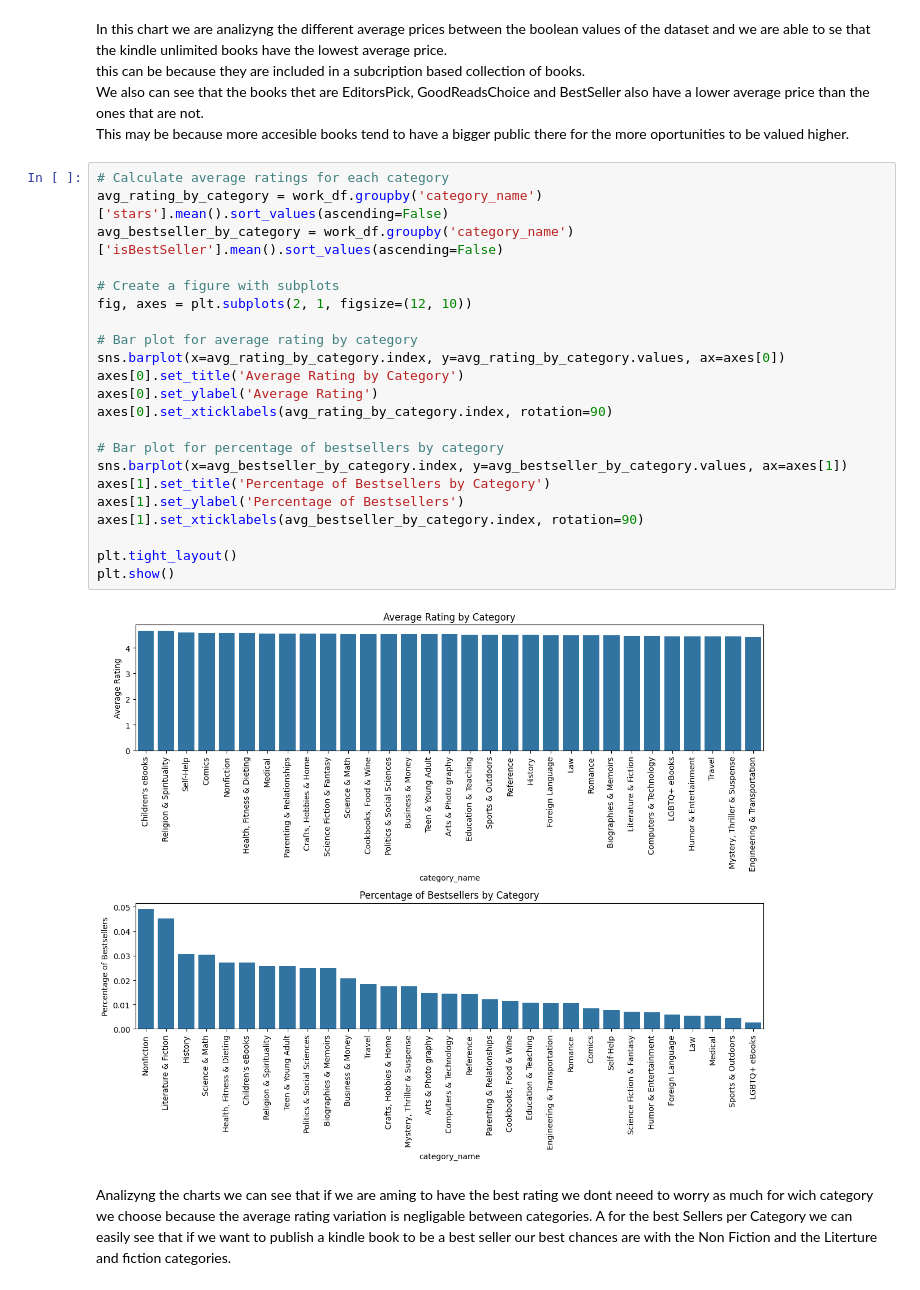
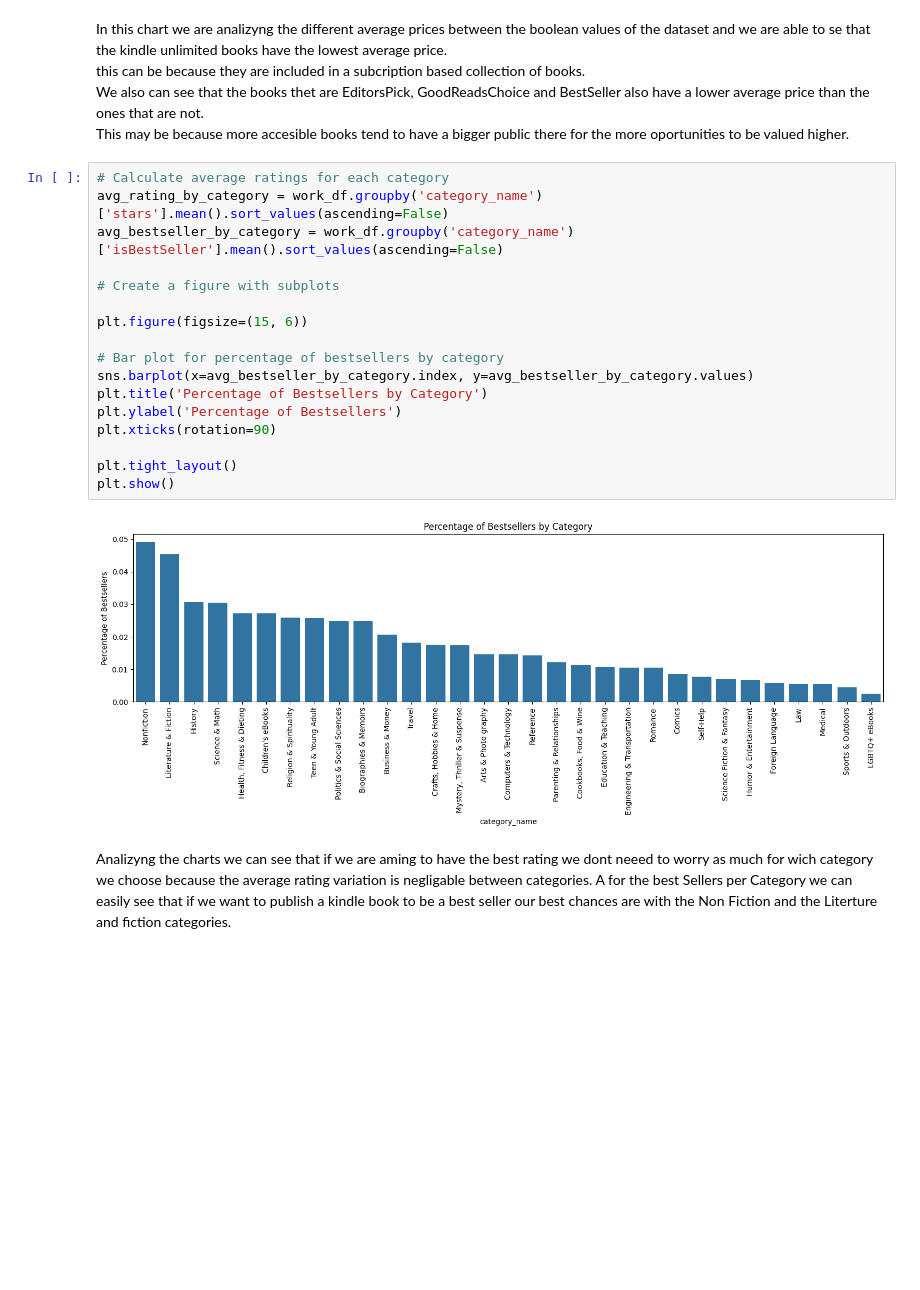
Before and after one commit to Arniquin/ExploratoryDataAnalysis-HypothesisTesting, a Jupyter notebook: Hypothesis.ipynb, the cells around one changed output. Saved outputs shown, nothing was run; the diff lists cells and outputs as text; blank space fills up the shorter version.

```diff
--- a/Hypothesis.ipynb
+++ b/Hypothesis.ipynb
@@ -391,27 +388,22 @@ This may be because more accesible books tend to have a bigger public there for
 # %%
 # Calculate average ratings for each category
 avg_rating_by_category = work_df.groupby('category_name')['stars'].mean().sort_values(ascending=False)
 avg_bestseller_by_category = work_df.groupby('category_name')['isBestSeller'].mean().sort_values(ascending=False)
 
 # Create a figure with subplots
-fig, axes = plt.subplots(2, 1, figsize=(12, 10))
 
-# Bar plot for average rating by category
-sns.barplot(x=avg_rating_by_category.index, y=avg_rating_by_category.values, ax=axes[0])
-axes[0].set_title('Average Rating by Category')
-axes[0].set_ylabel('Average Rating')
-axes[0].set_xticklabels(avg_rating_by_category.index, rotation=90)
+plt.figure(figsize=(15, 6))
 
 # Bar plot for percentage of bestsellers by category
-sns.barplot(x=avg_bestseller_by_category.index, y=avg_bestseller_by_category.values, ax=axes[1])
-axes[1].set_title('Percentage of Bestsellers by Category')
-axes[1].set_ylabel('Percentage of Bestsellers')
-axes[1].set_xticklabels(avg_bestseller_by_category.index, rotation=90)
+sns.barplot(x=avg_bestseller_by_category.index, y=avg_bestseller_by_category.values)
+plt.title('Percentage of Bestsellers by Category')
+plt.ylabel('Percentage of Bestsellers')
+plt.xticks(rotation=90)
 
 plt.tight_layout()
 plt.show()
 # %% [output]
-[figure, old version]
+[figure, new version]
 # %% [markdown]
 Analizyng the charts we can see that if we are aming to have the best rating we dont neeed to worry as much for wich category we choose because the average rating variation is negligable between categories.
 A for the best Sellers per Category we can easily see that if we want to publish a kindle book to be a best seller our best chances are with the Non Fiction and the Literture and fiction categories.
```
Also changed, not shown: parts of 13 cells of this notebook.
